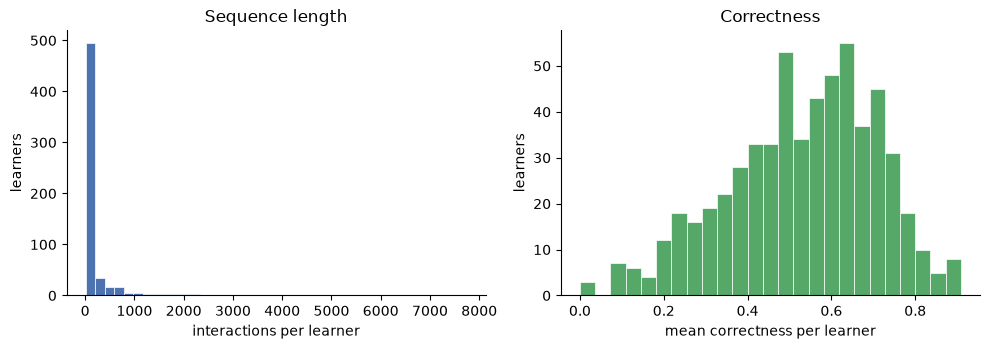
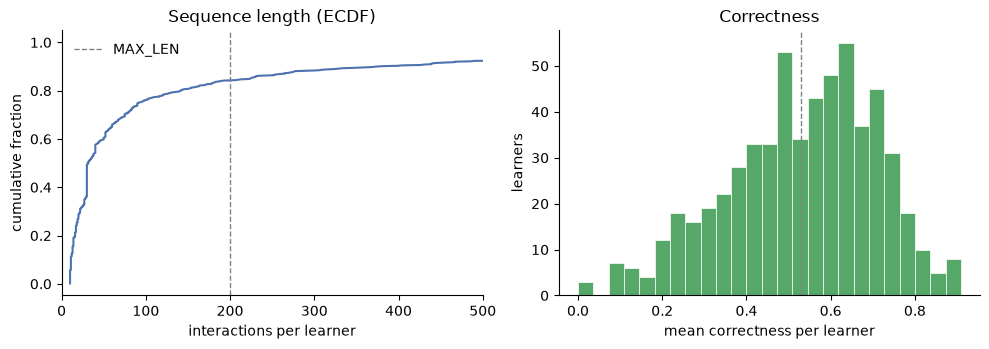
Unified diff of the notebook cell whose output changed from the first chart to the second:
--- before
+++ after
@@ -1,3 +1,5 @@
 import matplotlib.pyplot as plt
+
+FIG = root / "figures"; FIG.mkdir(exist_ok=True)
 
 all_seq = pl.concat([train_seq, val_seq])
@@ -6,10 +8,20 @@
 
 fig, ax = plt.subplots(1, 2, figsize=(10, 3.6))
-ax[0].hist(seq_lens, bins=40, color="#4C72B0", edgecolor="white", linewidth=0.5)
-ax[0].set(xlabel="interactions per learner", ylabel="learners", title="Sequence length")
+
+xs = np.sort(seq_lens)
+ys = np.arange(1, len(xs) + 1) / len(xs)
+ax[0].plot(xs, ys, color="#4C72B0")
+ax[0].axvline(200, color="gray", ls="--", lw=1, label="MAX_LEN")
+ax[0].set(xlabel="interactions per learner", ylabel="cumulative fraction",
+          title="Sequence length (ECDF)", xlim=(0, 500))
+ax[0].legend(frameon=False)
+
 ax[1].hist(mean_correct, bins=25, color="#55A868", edgecolor="white", linewidth=0.5)
+ax[1].axvline(np.mean(mean_correct), color="gray", ls="--", lw=1)
 ax[1].set(xlabel="mean correctness per learner", ylabel="learners", title="Correctness")
+
 for a in ax: a.spines[["top", "right"]].set_visible(False)
-plt.tight_layout(); plt.show()
-
+plt.tight_layout()
+fig.savefig(FIG / "data_description.png", dpi=130, bbox_inches="tight")
+plt.show()
 print(f"median length {int(np.median(seq_lens))} | mean correctness {np.mean(mean_correct):.3f}")

Commit: update plots & rerun